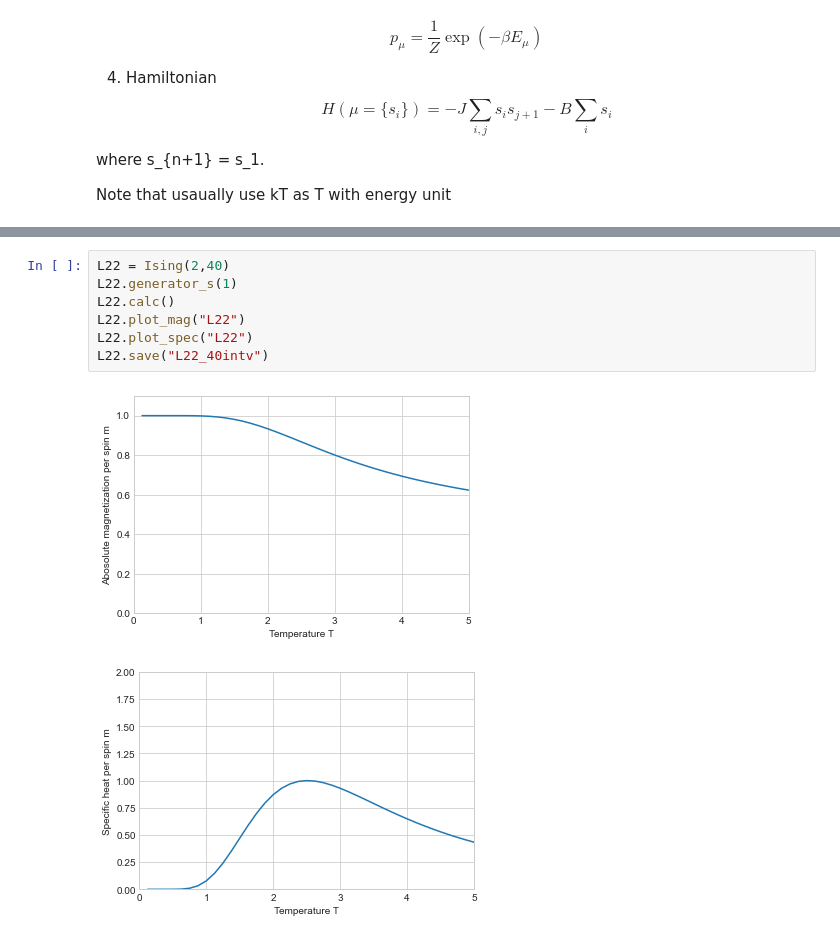
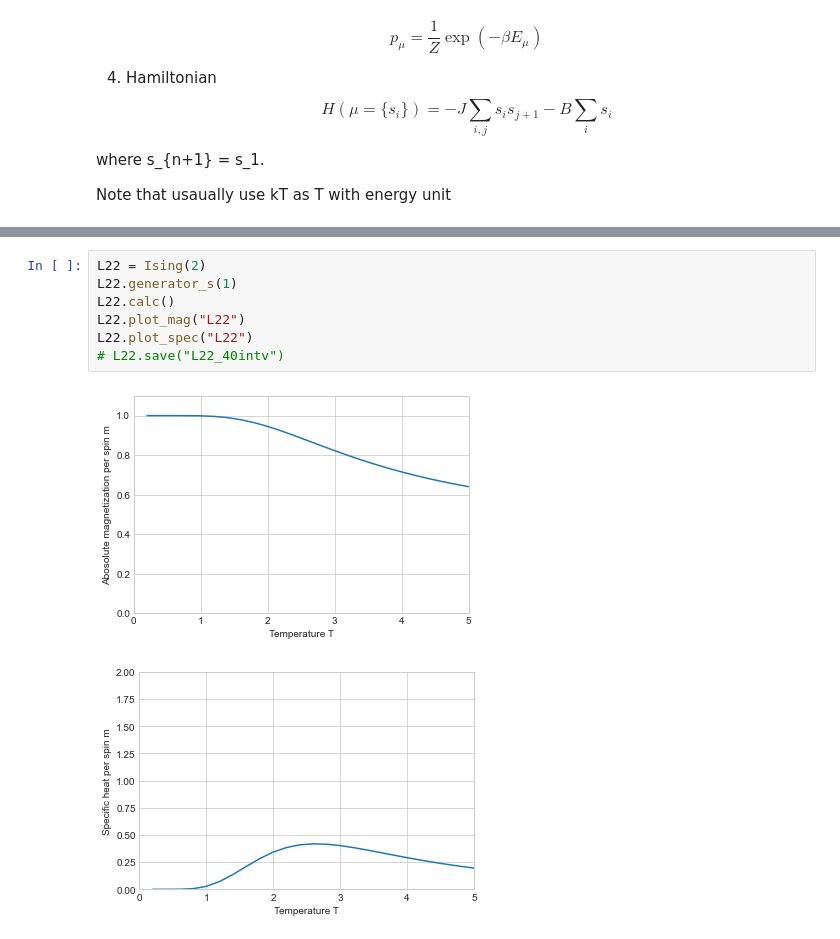
Before and after one commit to holywater2/2021F_Monte_Carlo, a Jupyter notebook: Code_F21_MonteCarlo/Newman_Barkema/python/1_Exact_Ising_Calculator.ipynb, the cells around one changed output, grey strips where cells are left out. Saved outputs shown, nothing was run; the diff lists cells and outputs as text.

Commit message:
Exact Ising calculator modified

```diff
--- a/Code_F21_MonteCarlo/Newman_Barkema/python/1_Exact_Ising_Calculator.ipynb
+++ b/Code_F21_MonteCarlo/Newman_Barkema/python/1_Exact_Ising_Calculator.ipynb
@@ -193,13 +198,13 @@ class Ising:
         np.savetxt(path + fname + "_mag", self.mag)
         np.savetxt(path + fname + "_spec", self.spec)
 # %%
-L22 = Ising(2,40)
+L22 = Ising(2)
 L22.generator_s(1)
 L22.calc()
 L22.plot_mag("L22")
 L22.plot_spec("L22")
-L22.save("L22_40intv")
+# L22.save("L22_40intv")
 # %% [output]
-[figure, old version]
+[figure, new version]
-[figure, old version]
+[figure, new version]
 # %%
```
Also changed, not shown: parts of 7 cells of this notebook, 1 other file.
